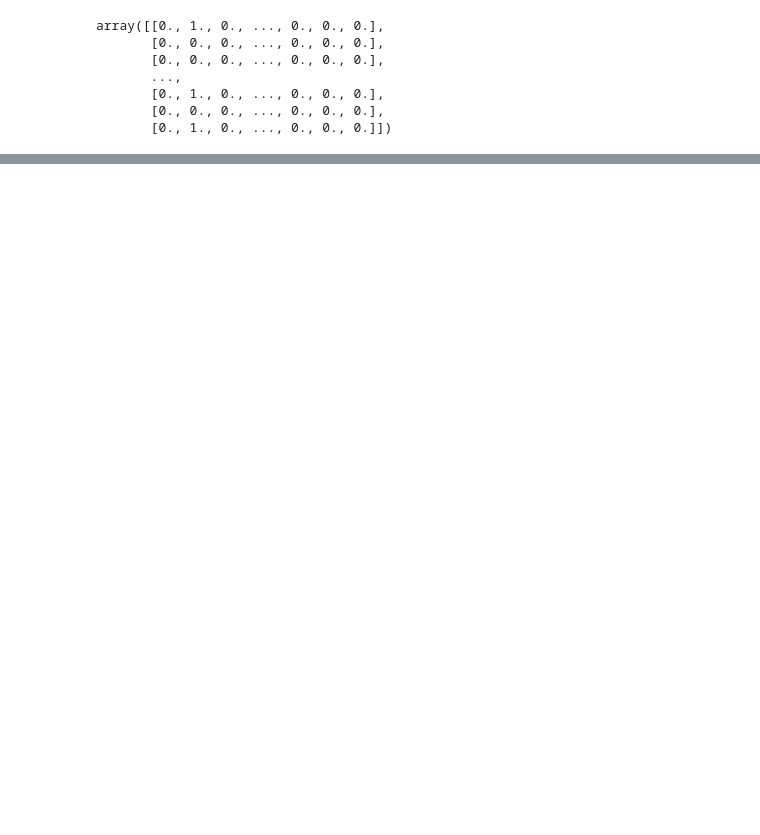
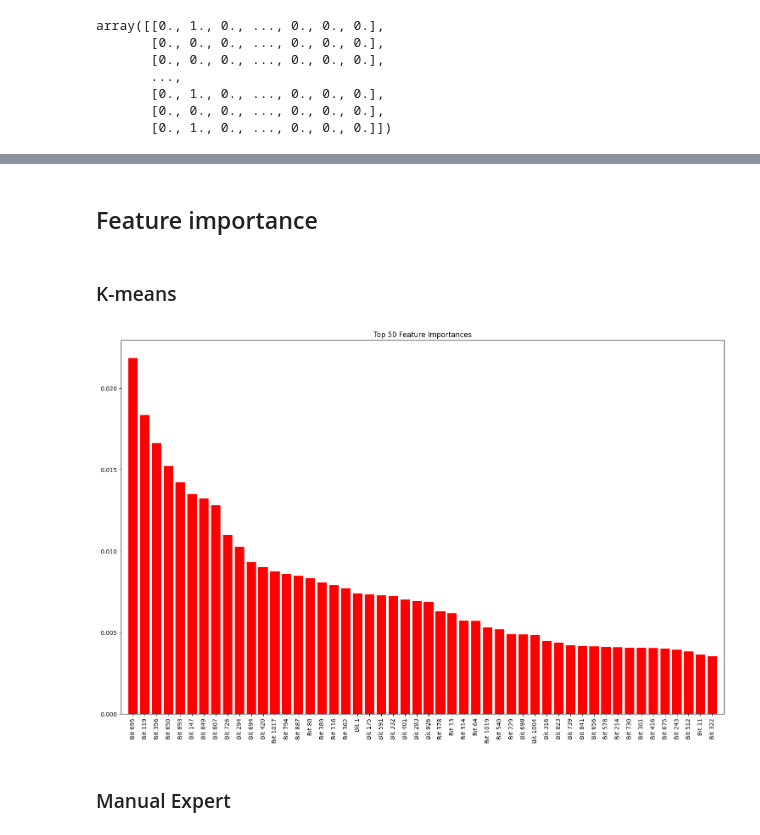
Before and after one commit to IOuadah/SML_Project, a Jupyter notebook: cluster_rf.ipynb, the cells around one changed output, grey strips where cells are left out. Cells and saved outputs as stored; diff of their text form; code cells hidden in the pictures; blank space fills up the shorter version.

```diff
--- a/cluster_rf.ipynb
+++ b/cluster_rf.ipynb
@@ -341,5 +398,5 @@ ConfusionMatrixDisplay.from_predictions(y_test.argmax(axis=1), y_pred.argmax(axi
 # %%
-y = labels_manual
+y = labels_manual_expert
 X = fingerprint
 
 X_train, X_test, y_train, y_test = train_test_split(X, y, test_size=0.2, random_state=12345)
@@ -382,5 +402,0 @@ ConfusionMatrixDisplay.from_predictions(y_test.values.argmax(axis=1), y_pred.arg
-# %%
-y = labels_hrc
-X = fingerprint
-
-X_train, X_test, y_train, y_test = train_test_split(X, y, test_size=0.2, random_state=12345)
@@ -417,0 +429,38 @@ ConfusionMatrixDisplay.from_predictions(y_test.values.argmax(axis=1), y_pred.arg
+# %% [markdown]
+## Feature importance
+# %%
+def feature_importance(model, X_train):
+
+    # Extract feature importances
+    feature_importances = model.feature_importances_
+
+    # Create generic feature names if not already provided
+    if hasattr(X_train, 'columns'):
+        feature_names = X_train.columns
+    else:
+        feature_names = [f"Bit {i}" for i in range(X_train_std.shape[1])]
+
+    # Sort the feature importances in descending order and get the indices
+    indices = np.argsort(feature_importances)[::-1]
+
+    # Select the top 50 features
+    top_indices = indices[:50]
+
+    # Adjust the size of the plot to accommodate 50 features nicely
+    plt.figure(figsize=(15, 10))
+    plt.title("Top 50 Feature Importances")
+    plt.bar(range(50), feature_importances[top_indices], color="r", align="center")
+
+    # Set the ticks to be the names of the top 50 features
+    plt.xticks(range(50), [feature_names[i] for i in top_indices], rotation=90)
+    plt.xlim([-1, 50])
+    plt.tight_layout()  # Adjust layout to not cut off labels
+    plt.show()
+# %% [markdown]
+### K-means
+# %%
+feature_importance(m_rf_kmeans_optimized, X_train)
+# %% [output]
+[figure, added]
+# %% [markdown]
+### Manual Expert
```
Also changed, not shown: parts of 49 cells of this notebook.
